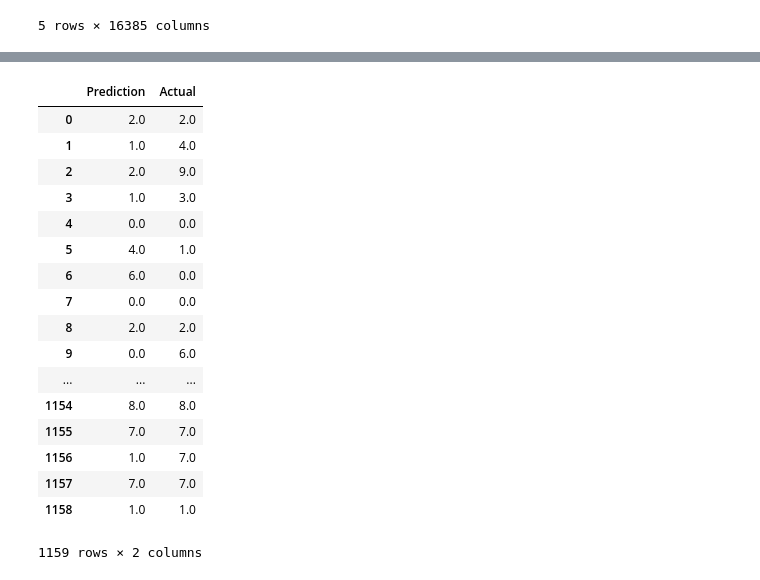
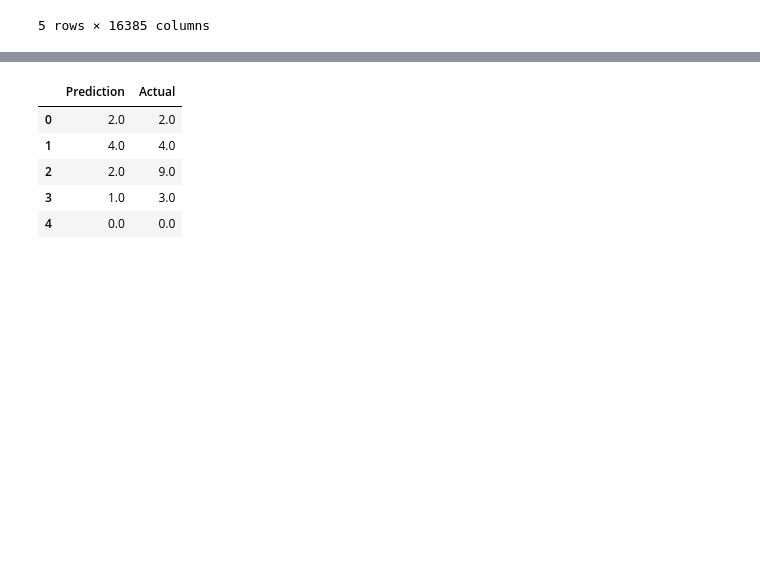
Before and after one commit to Adoz112/Machine-Learning, a Jupyter notebook: Spectrogram_RF.ipynb, the cells around one changed output, grey strips where cells are left out. Drawn from its saved outputs; the diff is of its cells as text; code cells hidden in the pictures; blank space fills up the shorter version.

```diff
--- a/Spectrogram_RF.ipynb
+++ b/Spectrogram_RF.ipynb
@@ -144,26 +141,14 @@ Image(filename = 'tree_from_forest.png')
 # %%
 # drop in single example to see prediction
 predictions = rf.predict(X_test)
-pd.DataFrame({"Prediction": predictions, "Actual": y_test}).reset_index(drop=True)
+pd.DataFrame({"Prediction": predictions, "Actual": y_test}).reset_index(drop=True).head()
 # %% [output]
 |  | Prediction | Actual |
 | 0 | 2.0 | 2.0 |
-| 1 | 1.0 | 4.0 |
+| 1 | 4.0 | 4.0 |
 | 2 | 2.0 | 9.0 |
 | 3 | 1.0 | 3.0 |
 | 4 | 0.0 | 0.0 |
-| 5 | 4.0 | 1.0 |
-| 6 | 6.0 | 0.0 |
-| 7 | 0.0 | 0.0 |
-| 8 | 2.0 | 2.0 |
-| 9 | 0.0 | 6.0 |
-| ... | ... | ... |
-| 1154 | 8.0 | 8.0 |
-| 1155 | 7.0 | 7.0 |
-| 1156 | 1.0 | 7.0 |
-| 1157 | 7.0 | 7.0 |
-| 1158 | 1.0 | 1.0 |
-1159 rows × 2 columns
 # %%
 from sklearn.metrics import confusion_matrix
 thing = confusion_matrix(y_test, predictions)
```
Also changed, not shown: parts of 16 cells of this notebook, 2 other files.
